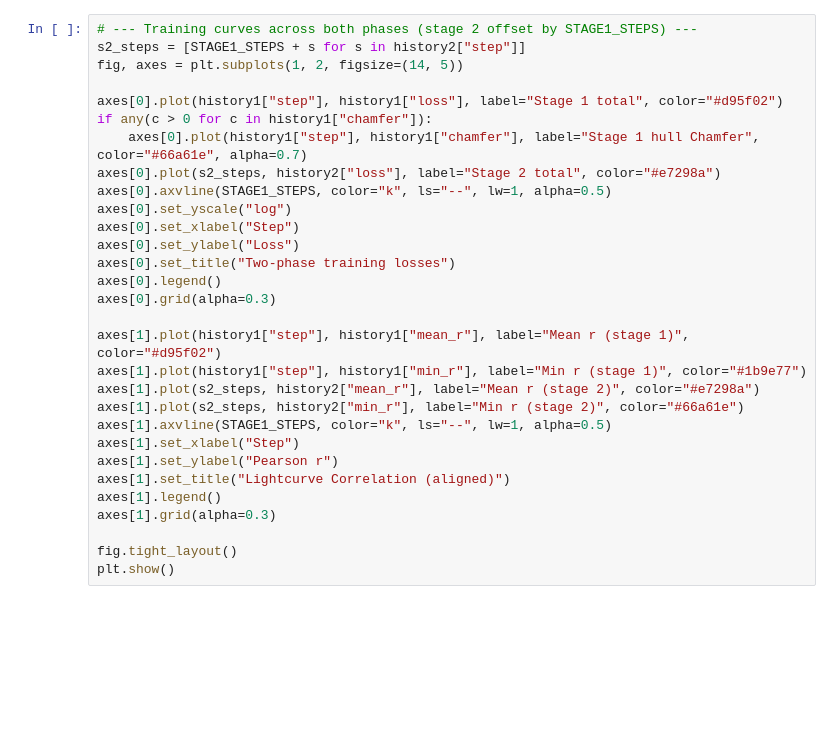
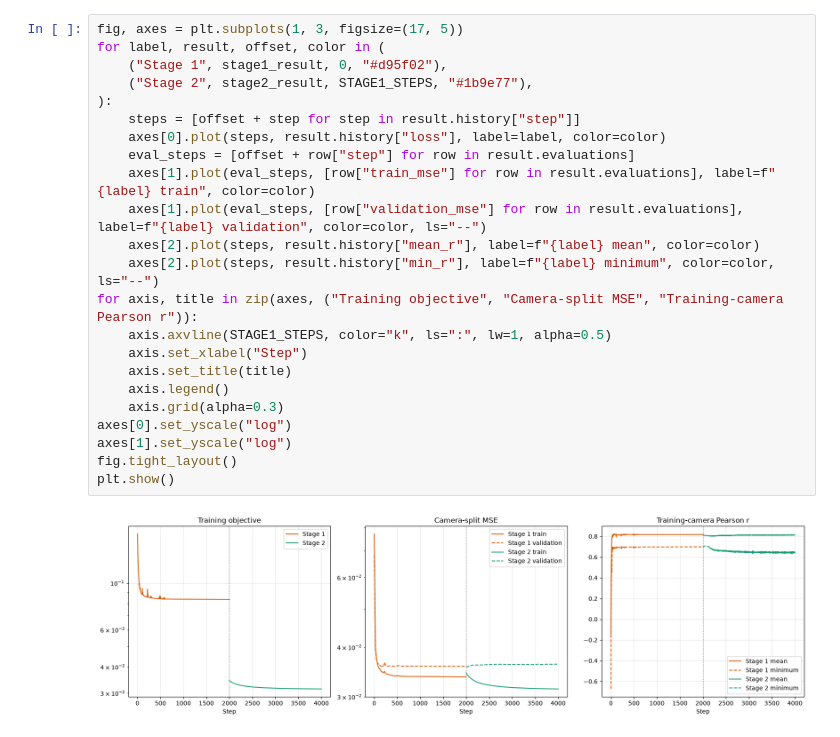
Before and after one commit to kiknu/HAC-DTU, a Jupyter notebook: workspaces/ishak/inr_forward_train.ipynb, the cells around one changed output. Cells and saved outputs as stored; diff of their text form; blank space fills up the shorter version.

Commit message:
Training improvements.

```diff
--- a/workspaces/ishak/inr_forward_train.ipynb
+++ b/workspaces/ishak/inr_forward_train.ipynb
@@ -440,31 +412,26 @@ print(
 # %%
-# --- Training curves across both phases (stage 2 offset by STAGE1_STEPS) ---
-s2_steps = [STAGE1_STEPS + s for s in history2["step"]]
-fig, axes = plt.subplots(1, 2, figsize=(14, 5))
-
-axes[0].plot(history1["step"], history1["loss"], label="Stage 1 total", color="#d95f02")
-if any(c > 0 for c in history1["chamfer"]):
-    axes[0].plot(history1["step"], history1["chamfer"], label="Stage 1 hull Chamfer", color="#66a61e", alpha=0.7)
-axes[0].plot(s2_steps, history2["loss"], label="Stage 2 total", color="#e7298a")
-axes[0].axvline(STAGE1_STEPS, color="k", ls="--", lw=1, alpha=0.5)
+fig, axes = plt.subplots(1, 3, figsize=(17, 5))
+for label, result, offset, color in (
+    ("Stage 1", stage1_result, 0, "#d95f02"),
+    ("Stage 2", stage2_result, STAGE1_STEPS, "#1b9e77"),
+):
+    steps = [offset + step for step in result.history["step"]]
+    axes[0].plot(steps, result.history["loss"], label=label, color=color)
+    eval_steps = [offset + row["step"] for row in result.evaluations]
+    axes[1].plot(eval_steps, [row["train_mse"] for row in result.evaluations], label=f"{label} train", color=color)
+    axes[1].plot(eval_steps, [row["validation_mse"] for row in result.evaluations], label=f"{label} validation", color=color, ls="--")
+    axes[2].plot(steps, result.history["mean_r"], label=f"{label} mean", color=color)
+    axes[2].plot(steps, result.history["min_r"], label=f"{label} minimum", color=color, ls="--")
+for axis, title in zip(axes, ("Training objective", "Camera-split MSE", "Training-camera Pearson r")):
+    axis.axvline(STAGE1_STEPS, color="k", ls=":", lw=1, alpha=0.5)
+    axis.set_xlabel("Step")
+    axis.set_title(title)
+    axis.legend()
+    axis.grid(alpha=0.3)
 axes[0].set_yscale("log")
-axes[0].set_xlabel("Step")
-axes[0].set_ylabel("Loss")
-axes[0].set_title("Two-phase training losses")
-axes[0].legend()
-axes[0].grid(alpha=0.3)
-
-axes[1].plot(history1["step"], history1["mean_r"], label="Mean r (stage 1)", color="#d95f02")
-axes[1].plot(history1["step"], history1["min_r"], label="Min r (stage 1)", color="#1b9e77")
-axes[1].plot(s2_steps, history2["mean_r"], label="Mean r (stage 2)", color="#e7298a")
-axes[1].plot(s2_steps, history2["min_r"], label="Min r (stage 2)", color="#66a61e")
-axes[1].axvline(STAGE1_STEPS, color="k", ls="--", lw=1, alpha=0.5)
-axes[1].set_xlabel("Step")
-axes[1].set_ylabel("Pearson r")
-axes[1].set_title("Lightcurve Correlation (aligned)")
-axes[1].legend()
-axes[1].grid(alpha=0.3)
-
+axes[1].set_yscale("log")
 fig.tight_layout()
 plt.show()
+# %% [output]
+[figure, added]
 # %%
```
Also changed, not shown: parts of 13 cells of this notebook, 10 other files.
